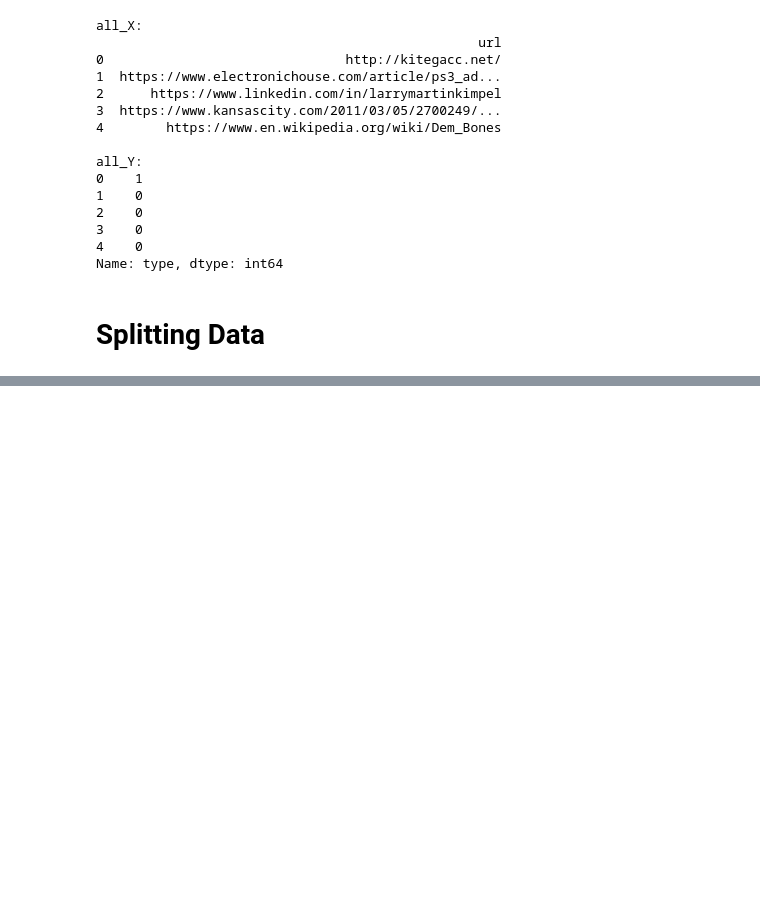
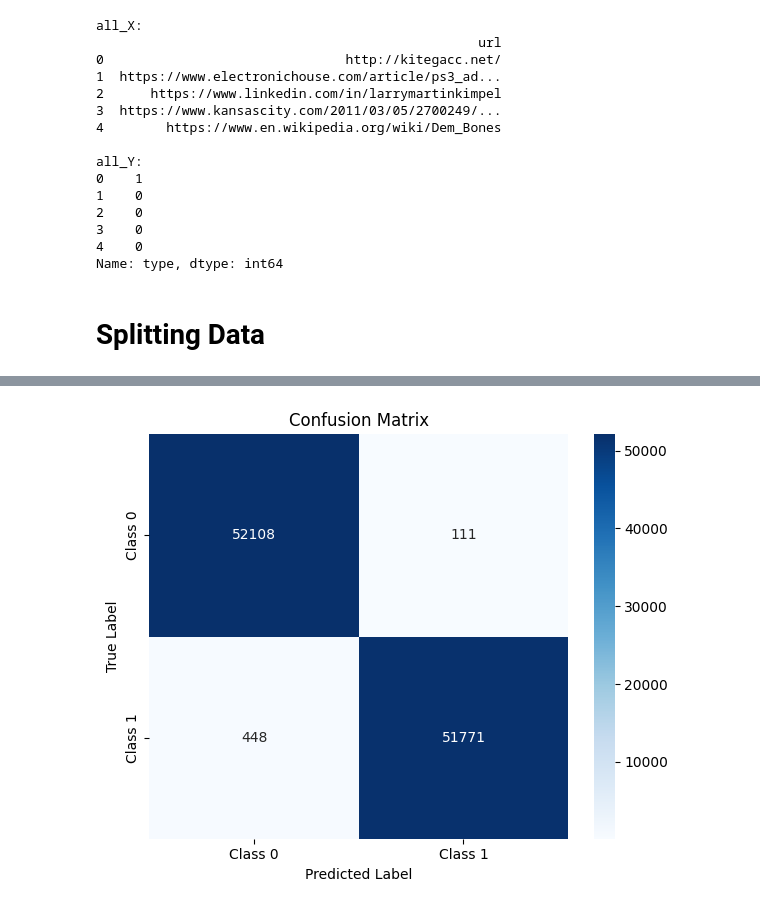
Before and after one commit to juwetta/DLI_Group-B, a Jupyter notebook: TP074297work/TP074297_FigureRecreate.ipynb, the cells around one changed output, grey strips where cells are left out. Saved outputs shown, nothing was run; the diff lists cells and outputs as text; code cells hidden in the pictures; blank space fills up the shorter version.

```diff
--- a/TP074297work/TP074297_FigureRecreate.ipynb
+++ b/TP074297work/TP074297_FigureRecreate.ipynb
@@ -72,10 +72,6 @@ Name: type, dtype: int64
 # %% [markdown]
 # **Splitting Data**
 # %%
-from cuml.model_selection import train_test_split
-SEED=42
-np.random.seed(SEED)
+X_train, X_test, y_train, y_test = train_test_split(all_X, all_Y, test_size=0.5, random_state=SEED, stratify=all_Y)
 
-X_train, X_test, y_train, y_test = train_test_split(all_X, all_Y, test_size=0.2, random_state=SEED, stratify=all_Y)
-
-#print(type(X_train))
+print("Train:", X_train.shape, y_train.shape, "Test:", X_test.shape, y_test.shape)
@@ -303,2 +168,0 @@ ValueError: DataFrame.dtypes for data must be int, float, bool or category. When
-# %%
-fit_base_models(X_train, y_train, models)
@@ -327,0 +169,7 @@ meta_model = fit_meta_model(meta_X, meta_y)
+# %%
+meta_X, meta_y = get_out_of_fold_predictions(X_train, y_train, models)
+
+# Stronger meta model
+meta_model = XGBClassifier(n_estimators=300, learning_rate=0.05, max_depth=4,
+                           subsample=0.8, colsample_bytree=0.8, eval_metric="logloss")
+meta_model.fit(meta_X, meta_y)
@@ -364,0 +201,72 @@ print('Super Learner: %.3f' % superlearner_acc)
+# %%
+import time, pandas as pd, matplotlib.pyplot as plt, seaborn as sns
+from tabulate import tabulate
+from sklearn.metrics import (
+    accuracy_score, precision_score, recall_score, f1_score,
+    roc_auc_score, confusion_matrix
+)
+
+# Helper: convert labels to ints; also return pretty axis names
+def to_int_and_names(y, positive_label="phishing"):
+    y = np.asarray(y)
+    if y.dtype.kind in "OUS":        # string/object labels
+        y_int = (y == positive_label).astype(int)
+        names = ("Legitimate", "Phishing")
+    else:                            # numeric 0/1
+        y_int = y.astype(int)
+        names = ("Class 0", "Class 1")
+    return y_int, names
+
+# Inference & predictions
+t0 = time.time()
+y_pred = meta_model.predict(meta_X)
+t1 = time.time()
+inference_ms = (t1 - t0) / len(meta_y) * 1000
+
+# Normalize labels/preds to ints for metrics, and get axis names
+y_true_int, axis_names = to_int_and_names(meta_y)
+if np.asarray(y_pred).dtype.kind in "OUS":
+    y_pred_int, _ = to_int_and_names(y_pred)
+else:
+    y_pred_int = np.asarray(y_pred).astype(int)
+
+# Metrics (percent)
+acc  = accuracy_score(y_true_int, y_pred_int) * 100
+prec = precision_score(y_true_int, y_pred_int, zero_division=0) * 100
+rec  = recall_score(y_true_int, y_pred_int, zero_division=0) * 100
+f1   = f1_score(y_true_int, y_pred_int, zero_division=0) * 100
+
+# ROC-AUC (if predict_proba available)
+try:
+    y_prob = meta_model.predict_proba(meta_X)[:, 1]
+    roc_auc = roc_auc_score(y_true_int, y_prob) * 100
+    roc_str = f"{roc_auc:.3f}"
+except Exception:
+    roc_str = "N/A"
+
+# Build & print ASCII table
+results = pd.DataFrame([{
+    "Model": "Super Learner Ensemble",
+    "Accuracy": f"{acc:.3f}",
+    "Precision": f"{prec:.3f}",
+    "Recall": f"{rec:.3f}",
+    "F1 Score": f"{f1:.3f}",
+    "ROC-AUC": roc_str,
+    "Params": f"trees={meta_model.n_estimators}, max_depth={meta_model.max_depth}",
+    "Inference(ms)": f"{inference_ms:.3f}"
+}])
+print(tabulate(results, headers="keys", tablefmt="grid", showindex=False))
+
+# Confusion Matrix (and save)
+cm = confusion_matrix(y_true_int, y_pred_int, labels=[0, 1])
+plt.figure(figsize=(6,5))
+sns.heatmap(cm, annot=True, fmt="d", cmap="Blues",
+            xticklabels=[axis_names[0], axis_names[1]],
+            yticklabels=[axis_names[0], axis_names[1]])
+plt.xlabel("Predicted Label")
+plt.ylabel("True Label")
+plt.title("Confusion Matrix")
+plt.tight_layout()
+plt.savefig("confusion_matrix.png", dpi=150)
+plt.show()
+# %% [output]
@@ -364,0 +278 @@ print('Super Learner: %.3f' % superlearner_acc)
+[figure, added]
```
Also changed, not shown: parts of 29 cells of this notebook.
